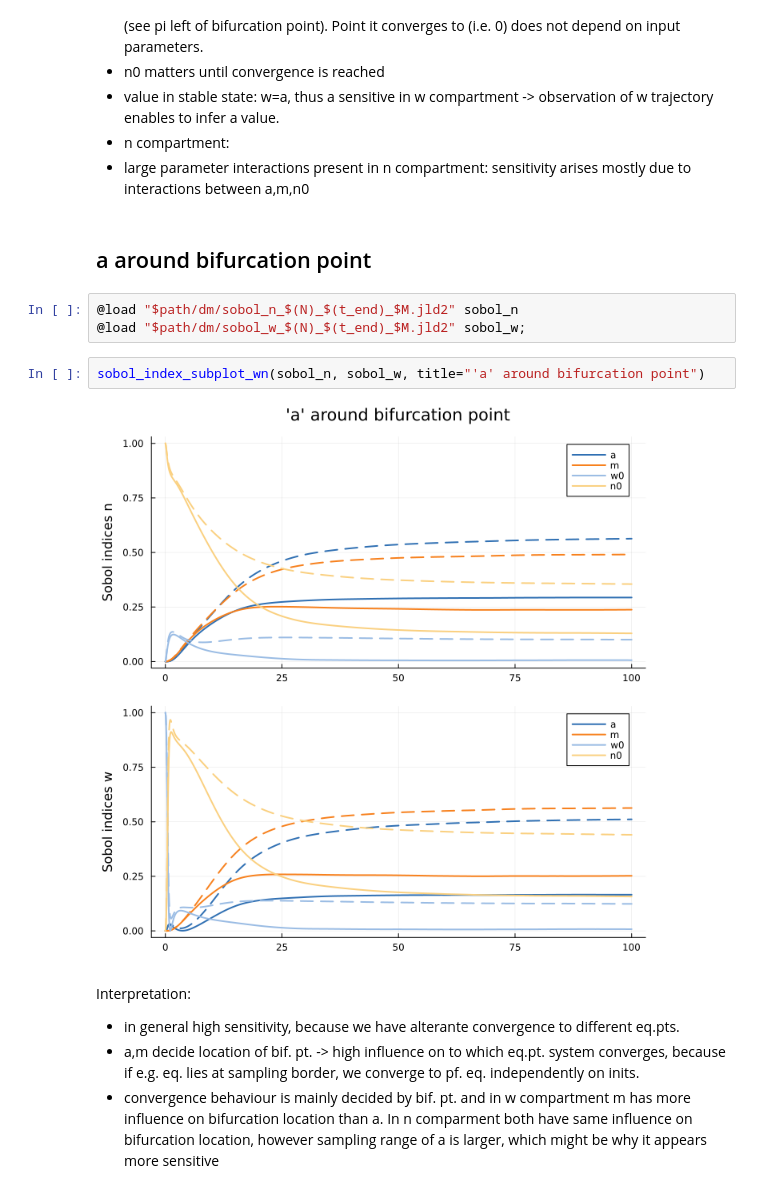
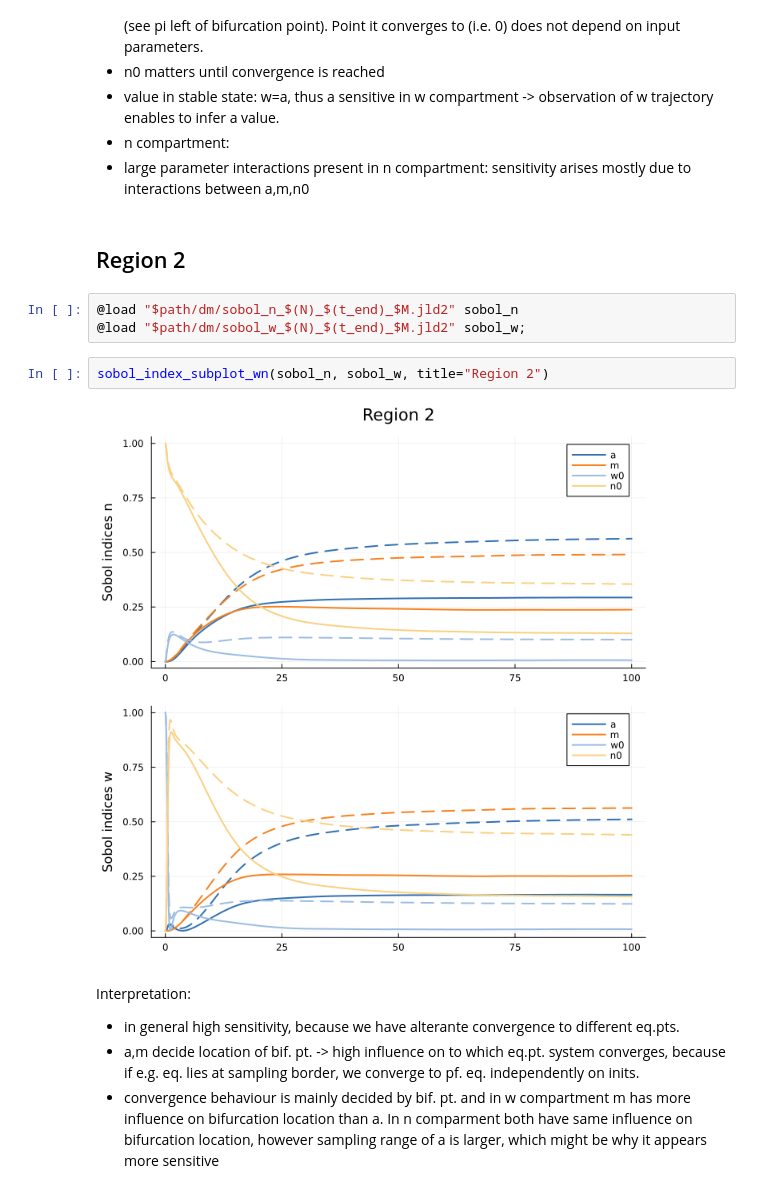
Before and after one commit to lisab00/ma-code, a Jupyter notebook: notebooks/sensitivity_analysis/global_sensitivity_plots.ipynb, the cells around one changed output. Saved outputs shown, nothing was run; the diff lists cells and outputs as text.

```diff
--- a/notebooks/sensitivity_analysis/global_sensitivity_plots.ipynb
+++ b/notebooks/sensitivity_analysis/global_sensitivity_plots.ipynb
@@ -34,14 +34,14 @@ Interpretation:
 - n compartment:
 - large parameter interactions present in n compartment: sensitivity arises mostly due to interactions between a,m,n0
 # %% [markdown]
-## a around bifurcation point
+## Region 2
 # %%
 @load "$path/dm/sobol_n_$(N)_$(t_end)_$M.jld2" sobol_n
 @load "$path/dm/sobol_w_$(N)_$(t_end)_$M.jld2" sobol_w;
 # %%
-sobol_index_subplot_wn(sobol_n, sobol_w, title="'a' around bifurcation point")
+sobol_index_subplot_wn(sobol_n, sobol_w, title="Region 2")
 # %% [output]
-[figure, old version]
+[figure, new version]
 # %% [markdown]
 Interpretation:
 - in general high sensitivity, because we have alterante convergence to different eq.pts.
```
Also changed, not shown: parts of 13 cells of this notebook, 1 other file.
